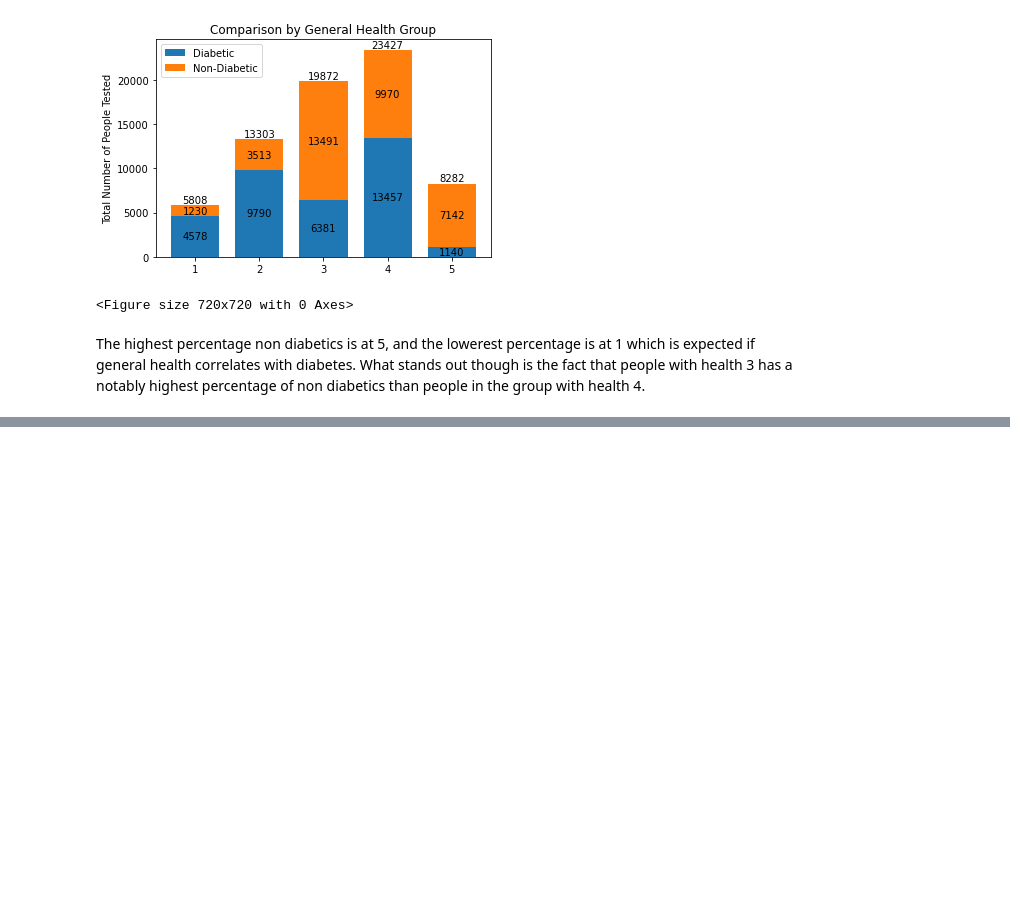
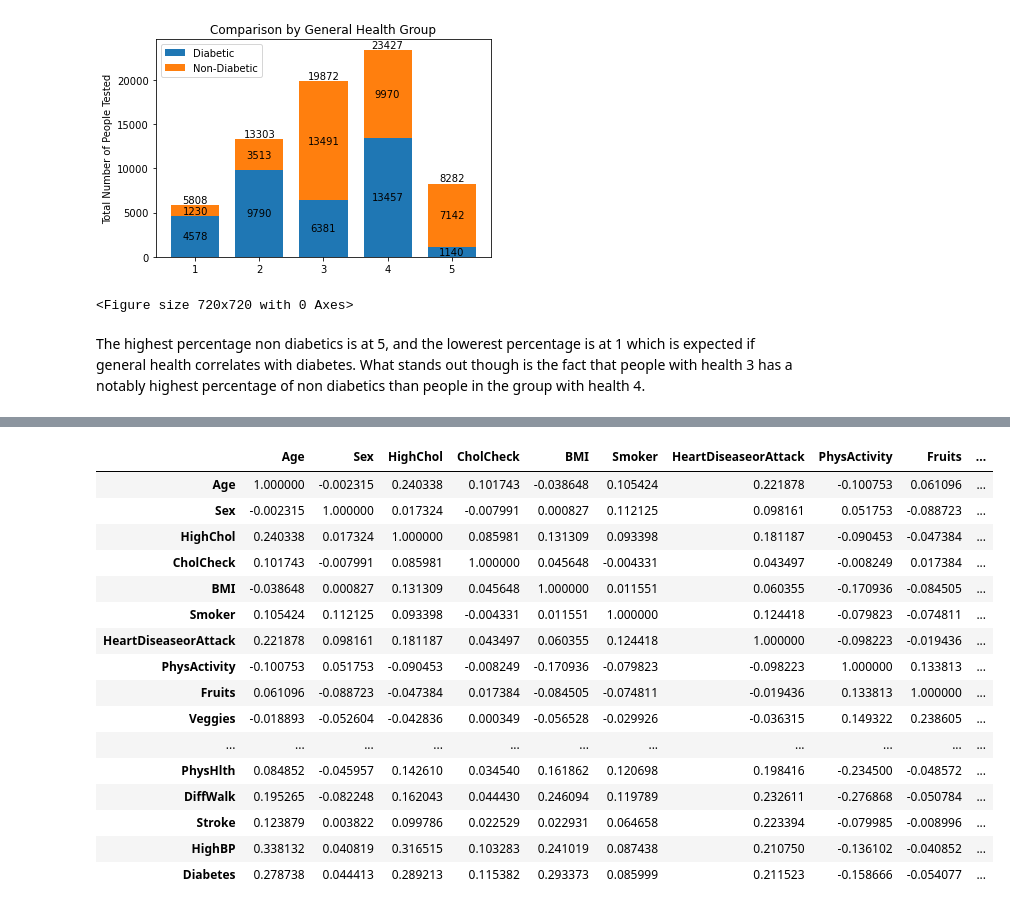
Before and after one commit to MiguelFids/Capstone_Project, a Jupyter notebook: Exploration.ipynb, the cells around one changed output, grey strips where cells are left out. Cells and saved outputs as stored; diff of their text form; code cells hidden in the pictures; blank space fills up the shorter version.

```diff
--- a/data_cleaning.ipynb
+++ b/Exploration.ipynb
@@ -440,0 +290,21 @@ avg / total       0.73      0.73      0.73      0.73      0.73      0.53     176
+# %%
+corr_df=df.corr()
+corr_df
+# %% [output]
+|  | Age | Sex | HighChol | CholCheck | BMI | Smoker | HeartDiseaseorAttack | PhysActivity | Fruits | ... |
+| Age | 1.000000 | -0.002315 | 0.240338 | 0.101743 | -0.038648 | 0.105424 | 0.221878 | -0.100753 | 0.061096 | ... |
+| Sex | -0.002315 | 1.000000 | 0.017324 | -0.007991 | 0.000827 | 0.112125 | 0.098161 | 0.051753 | -0.088723 | ... |
+| HighChol | 0.240338 | 0.017324 | 1.000000 | 0.085981 | 0.131309 | 0.093398 | 0.181187 | -0.090453 | -0.047384 | ... |
+| CholCheck | 0.101743 | -0.007991 | 0.085981 | 1.000000 | 0.045648 | -0.004331 | 0.043497 | -0.008249 | 0.017384 | ... |
+| BMI | -0.038648 | 0.000827 | 0.131309 | 0.045648 | 1.000000 | 0.011551 | 0.060355 | -0.170936 | -0.084505 | ... |
+| Smoker | 0.105424 | 0.112125 | 0.093398 | -0.004331 | 0.011551 | 1.000000 | 0.124418 | -0.079823 | -0.074811 | ... |
+| HeartDiseaseorAttack | 0.221878 | 0.098161 | 0.181187 | 0.043497 | 0.060355 | 0.124418 | 1.000000 | -0.098223 | -0.019436 | ... |
+| PhysActivity | -0.100753 | 0.051753 | -0.090453 | -0.008249 | -0.170936 | -0.079823 | -0.098223 | 1.000000 | 0.133813 | ... |
+| Fruits | 0.061096 | -0.088723 | -0.047384 | 0.017384 | -0.084505 | -0.074811 | -0.019436 | 0.133813 | 1.000000 | ... |
+| Veggies | -0.018893 | -0.052604 | -0.042836 | 0.000349 | -0.056528 | -0.029926 | -0.036315 | 0.149322 | 0.238605 | ... |
+| ... | ... | ... | ... | ... | ... | ... | ... | ... | ... | ... |
+| PhysHlth | 0.084852 | -0.045957 | 0.142610 | 0.034540 | 0.161862 | 0.120698 | 0.198416 | -0.234500 | -0.048572 | ... |
+| DiffWalk | 0.195265 | -0.082248 | 0.162043 | 0.044430 | 0.246094 | 0.119789 | 0.232611 | -0.276868 | -0.050784 | ... |
+| Stroke | 0.123879 | 0.003822 | 0.099786 | 0.022529 | 0.022931 | 0.064658 | 0.223394 | -0.079985 | -0.008996 | ... |
+| HighBP | 0.338132 | 0.040819 | 0.316515 | 0.103283 | 0.241019 | 0.087438 | 0.210750 | -0.136102 | -0.040852 | ... |
+| Diabetes | 0.278738 | 0.044413 | 0.289213 | 0.115382 | 0.293373 | 0.085999 | 0.211523 | -0.158666 | -0.054077 | ... |
```
Also changed, not shown: parts of 29 cells of this notebook, 1 other file.
